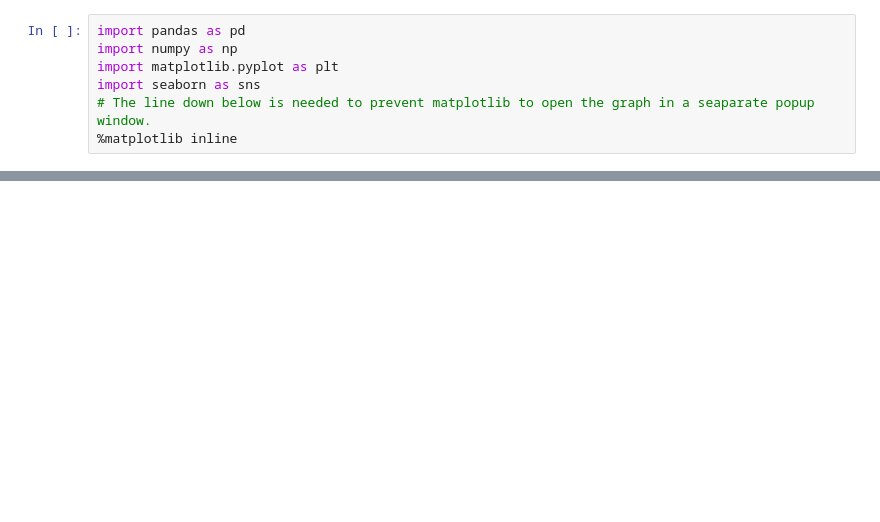
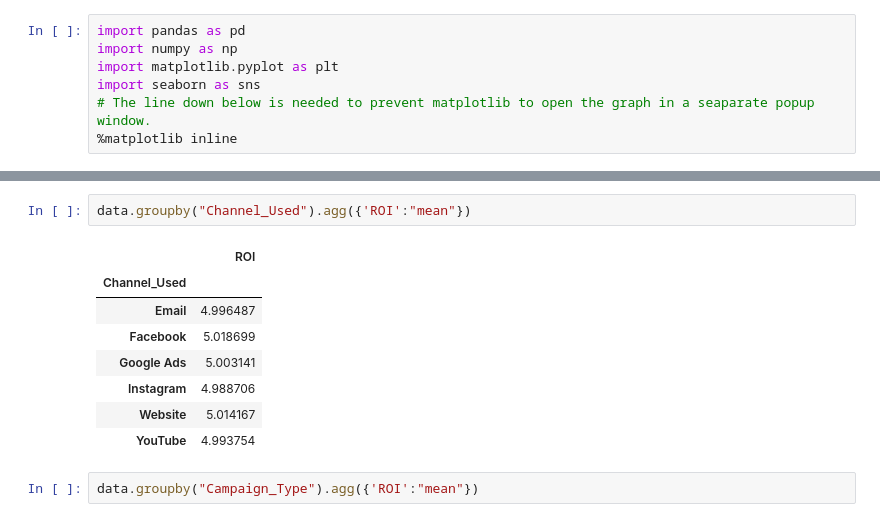
Before and after one commit to AliceDeg/mid_project, a Jupyter notebook: notebooks/marketing_data_WIP_alice.ipynb, the cells around one changed output, grey strips where cells are left out. Cells and saved outputs as stored; diff of their text form; blank space fills up the shorter version.

```diff
--- a/notebooks/marketing_data_WIP_alice.ipynb
+++ b/notebooks/marketing_data_WIP_alice.ipynb
@@ -43,0 +72,13 @@ data['Gender']=data['Target_Audience']
+# %%
+data.groupby("Channel_Used").agg({'ROI':"mean"})
+# %% [output]
+|  | ROI |
+| Channel_Used |  |
+| Email | 4.996487 |
+| Facebook | 5.018699 |
+| Google Ads | 5.003141 |
+| Instagram | 4.988706 |
+| Website | 5.014167 |
+| YouTube | 4.993754 |
+# %%
+data.groupby("Campaign_Type").agg({'ROI':"mean"})
```
Also changed, not shown: parts of 6 cells of this notebook, 1 other file.
